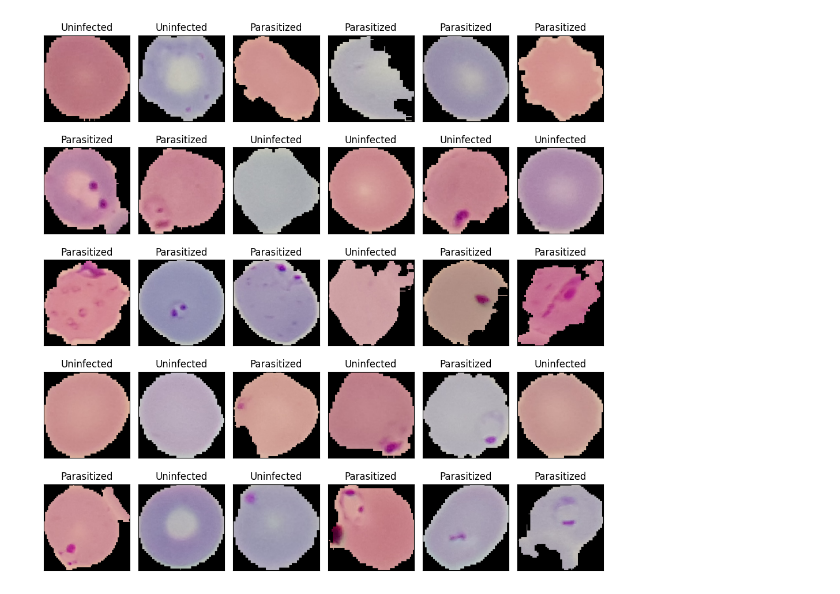
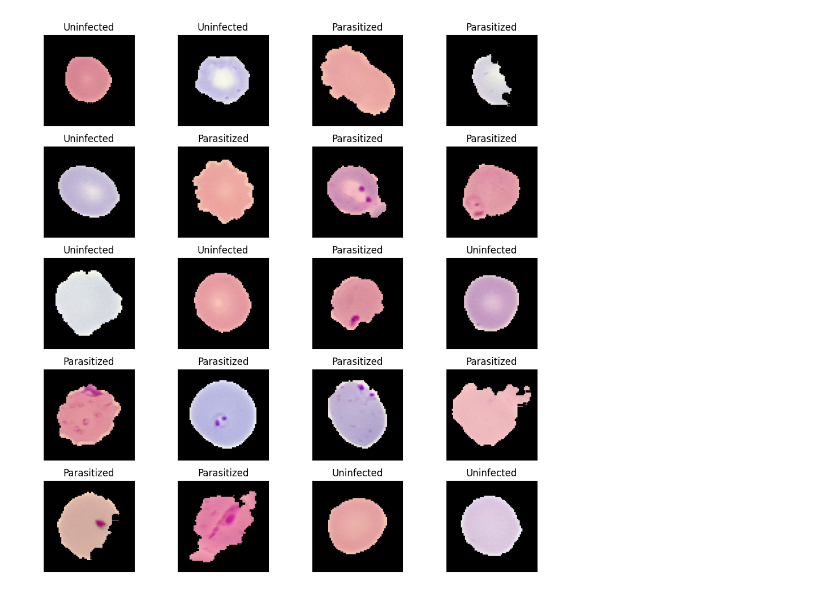
Before and after one commit to AllanMogley/11-Malaria-Cells-Analysis, a Jupyter notebook: model2.ipynb, the cells around one changed output. Saved outputs shown, nothing was run; the diff lists cells and outputs as text; code cells hidden in the pictures.

```diff
--- a/model2.ipynb
+++ b/model2.ipynb
@@ -234,8 +231,22 @@ images = []
 image_list = []
 for img in os.listdir(folder_path):
     img_path = os.path.join(folder_path, img)
-    img = image.load_img(img_path, target_size=(200, 200))
-    img_array = image.img_to_array(img)
+    img = image.load_img(img_path)
+
+    # ----------------------------------------------------
+    # Add an extra dimension (for batch size)
+    img = tf.expand_dims(img, axis=0)
+    # Define the target size
+    target_size = [200, 200]
+    # Crop or pad the image
+    img_resized = tf.image.resize_with_crop_or_pad(img, target_size[0], target_size[1])
+    # Remove the extra dimension
+    img_resized = tf.squeeze(img_resized, axis=0)
+    # Convert the image back to PIL format
+    img_array = image.array_to_img(img_resized)
+    # ----------------------------------------------------
+
+    # img_array = image.img_to_array(img)
     img_array = np.expand_dims(img_array, axis=0)
     images.append(img_array)
     image_list.append(img)
@@ -247,3 +258,5 @@ classes = model2.predict(images, batch_size=10)
 # Convert predictions to class names based on the threshold
 class_names_predicted = ['Parasitized' if classes < 0.5
                          else 'Uninfected' for classes in classes]
+
+# print(classes)
@@ -252,13 +263,13 @@ class_names_predicted = ['Parasitized' if classes < 0.5
 # %%
 # Plot the images along with their predicted classes
 fig = plt.figure(figsize=(10, 10))
-for i in range(min(30, len(image_list))):  # Limit the number of images to 10
-    ax = fig.add_subplot(5, 6, i+1)
-    ax.imshow(image_list[i])
+for i in range(min(20, len(image_list))):  # Limit the number of images to 10
+    ax = fig.add_subplot(5, 4, i+1)
+    ax.imshow(images[i])
     ax.set_title(class_names_predicted[i])
     ax.yaxis.set_visible(False)
     ax.xaxis.set_ticks([])
 plt.tight_layout()
 plt.show()
 # %% [output]
-[figure, old version]
+[figure, new version]
```
Also changed, not shown: parts of 2 cells of this notebook.
